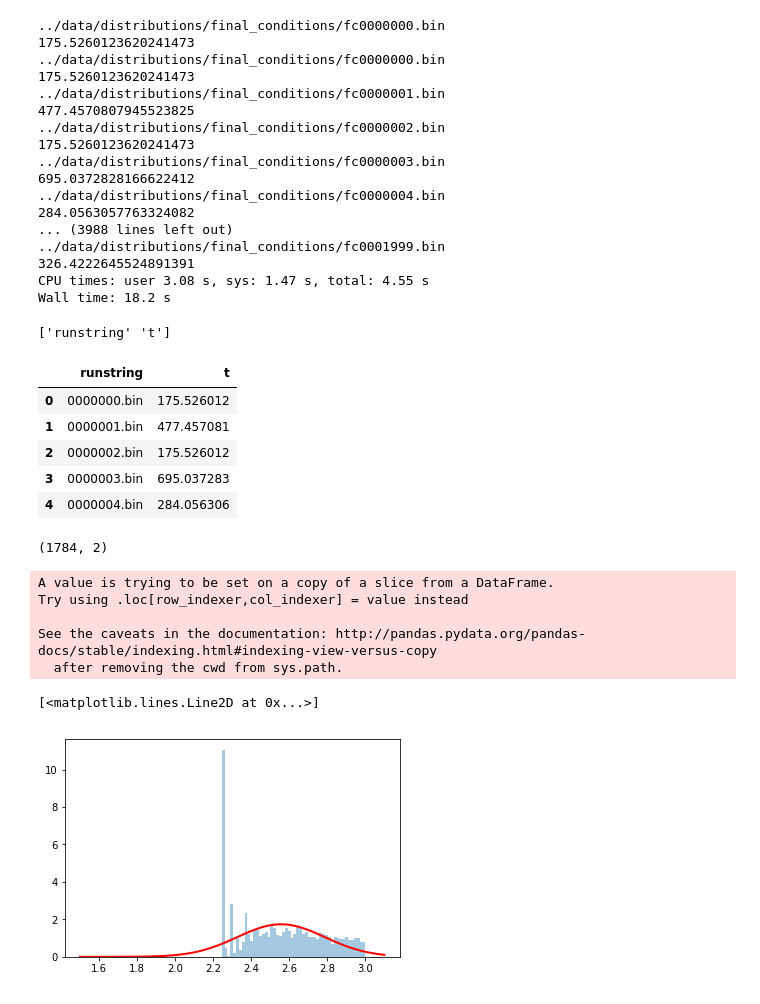
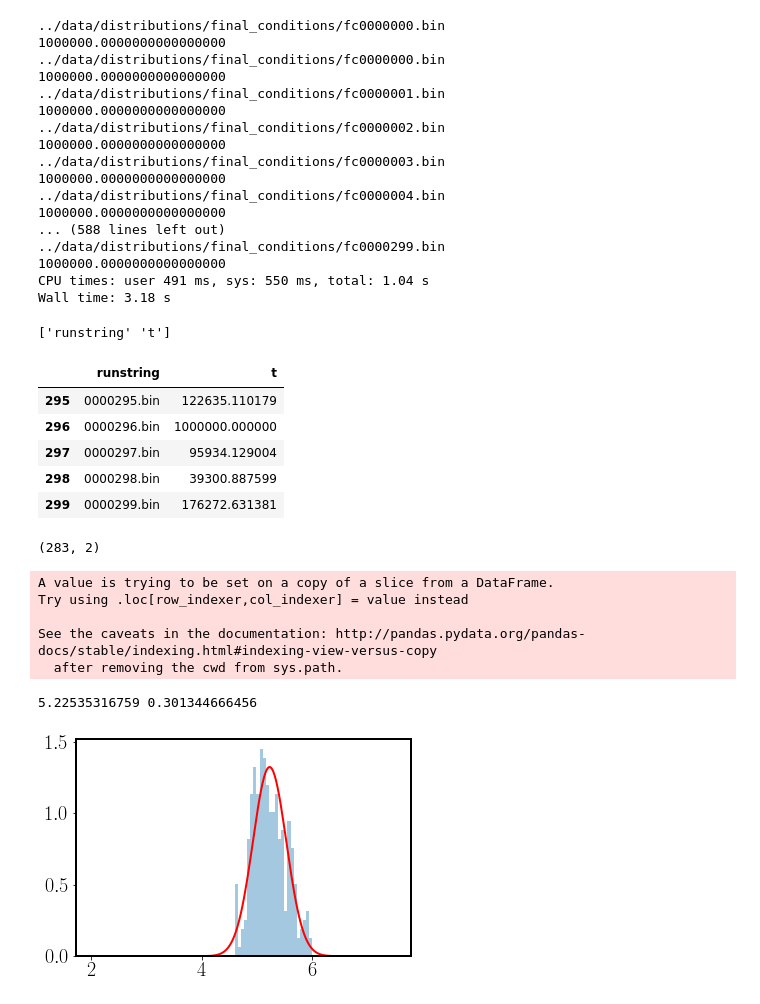
Before and after one commit to Naireen/stabilitydataset, a Jupyter notebook: Analysis/Reading_Sim_Ts.ipynb, the cells around one changed output. Saved outputs shown, nothing was run; the diff lists cells and outputs as text; code cells hidden in the pictures.

```diff
--- a/Analysis/Reading_Sim_Ts.ipynb
+++ b/Analysis/Reading_Sim_Ts.ipynb
@@ -9,8 +9,27 @@ from matplotlib import pyplot as plt
 
 from scipy.stats import norm
 import matplotlib.mlab as mlab
+#orbits <1e3
+#sim_id = #3146 #2698 #21855 #19708 #2148 #346 #15363 #13362 #346
 
-sim_id = 3146#2698#21855#19708#2148#346#15363#13362#346
+#working with longer orbital periods orbits <1e5
+#sim_id = #12073 #8744 #7431 #5505 #1174 #3898 #24453 #24008 #1174 #42
+
+
+
+#Note 1174 is a bad system, as it seems like a bulk of them are past the 1e5 mark
+#whicih is surprising as both draws previously were below it.
+#system 8744 has the same problem
+
+#this is for some up to 1e6 to fill up some empty space in the graph
+sim_id = 24736 #24705# #24771 #24887 #24987 #24995
+
+#even longer, orbits <1e7
+#sim_id = 24820 #24808 #24763
+#24670 #24631 #24576 #24824 #24306 #24346 #24248 #24085 #24017 #23993 #23975
+#23005#22998 #22520 #22862 #21872 #20972 #20620 #20041 #19898 #19591 #19197 #18651
+#18539 #15220 #15003 #23967 #17641 #16588 #12840 #10518 #8462 #5958 #4753 #2847 #22
+
 path = '../data/'
 fcpath = path +'distributions/final_conditions/fc'
 shadowfcpath = path +'random/final_conditions/shadowruns/fc'
@@ -37,41 +56,42 @@ def get_times(row):
 df = pd.concat([df, df.apply(get_times, axis=1)], axis=1)
 # %% [output]
 ../data/distributions/final_conditions/fc0000000.bin
-175.5260123620241473
+1000000.0000000000000000
 ../data/distributions/final_conditions/fc0000000.bin
-175.5260123620241473
+1000000.0000000000000000
 ../data/distributions/final_conditions/fc0000001.bin
-477.4570807945523825
+1000000.0000000000000000
 ../data/distributions/final_conditions/fc0000002.bin
-175.5260123620241473
+1000000.0000000000000000
 ../data/distributions/final_conditions/fc0000003.bin
-695.0372828166622412
+1000000.0000000000000000
 ../data/distributions/final_conditions/fc0000004.bin
-284.0563057763324082
-... (3988 lines left out)
-../data/distributions/final_conditions/fc0001999.bin
-326.4222645524891391
-CPU times: user 3.08 s, sys: 1.47 s, total: 4.55 s
-Wall time: 18.2 s
+1000000.0000000000000000
+... (588 lines left out)
+../data/distributions/final_conditions/fc0000299.bin
+1000000.0000000000000000
+CPU times: user 491 ms, sys: 550 ms, total: 1.04 s
+Wall time: 3.18 s
 # %%
 print df.columns.values
-df.to_csv("Sys_"+str(sim_id)+"_r2000.csv")
-df.head()
+df.to_csv("Sys_"+str(sim_id)+"_r300_1e6.csv")
+df.tail()
 # %% [output]
 ['runstring' 't']
 |  | runstring | t |
-| 0 | 0000000.bin | 175.526012 |
-| 1 | 0000001.bin | 477.457081 |
-| 2 | 0000002.bin | 175.526012 |
-| 3 | 0000003.bin | 695.037283 |
-| 4 | 0000004.bin | 284.056306 |
+| 295 | 0000295.bin | 122635.110179 |
+| 296 | 0000296.bin | 1000000.000000 |
+| 297 | 0000297.bin | 95934.129004 |
+| 298 | 0000298.bin | 39300.887599 |
+| 299 | 0000299.bin | 176272.631381 |
 # %%
-short_t = df[ (df["t"]<1000)]
+short_t = df[ (df["t"]<1e6)]
 #short_t = df[df["t"]>83]
 print short_t.shape
 short_t["t"] = np.log10(short_t["t"])
+#short_t['t'] = short_t.apply(np.log10(short_t["t"]), axis=1)
 # %% [output]
-(1784, 2)
+(283, 2)
 A value is trying to be set on a copy of a slice from a DataFrame.
 Try using .loc[row_indexer,col_indexer] = value instead
 
@@ -79,14 +99,15 @@ See the caveats in the documentation: http://pandas.pydata.org/pandas-docs/stabl
   after removing the cwd from sys.path.
 # %%
 
-plt.hist(short_t["t"], bins= 50, normed=1, alpha = 0.4)
+plt.hist(short_t["t"], bins= 25, normed=1, alpha = 0.4)
 
-x = np.linspace(1.5, 3.1, 100)
+x = np.linspace(2.0, 7.5, 200)
 mu1, std1 = norm.fit(short_t["t"])
 plt.plot(x, mlab.normpdf(x, mu1, std1), color="red", lw=2)
+print mu1, std1
 # %% [output]
-[<matplotlib.lines.Line2D at 0x...>]
+5.22535316759 0.301344666456
-[figure, old version]
+[figure, new version]
 # %%
 import os
 files = os.listdir(".")
```
Also changed, not shown: parts of 8 cells of this notebook.
